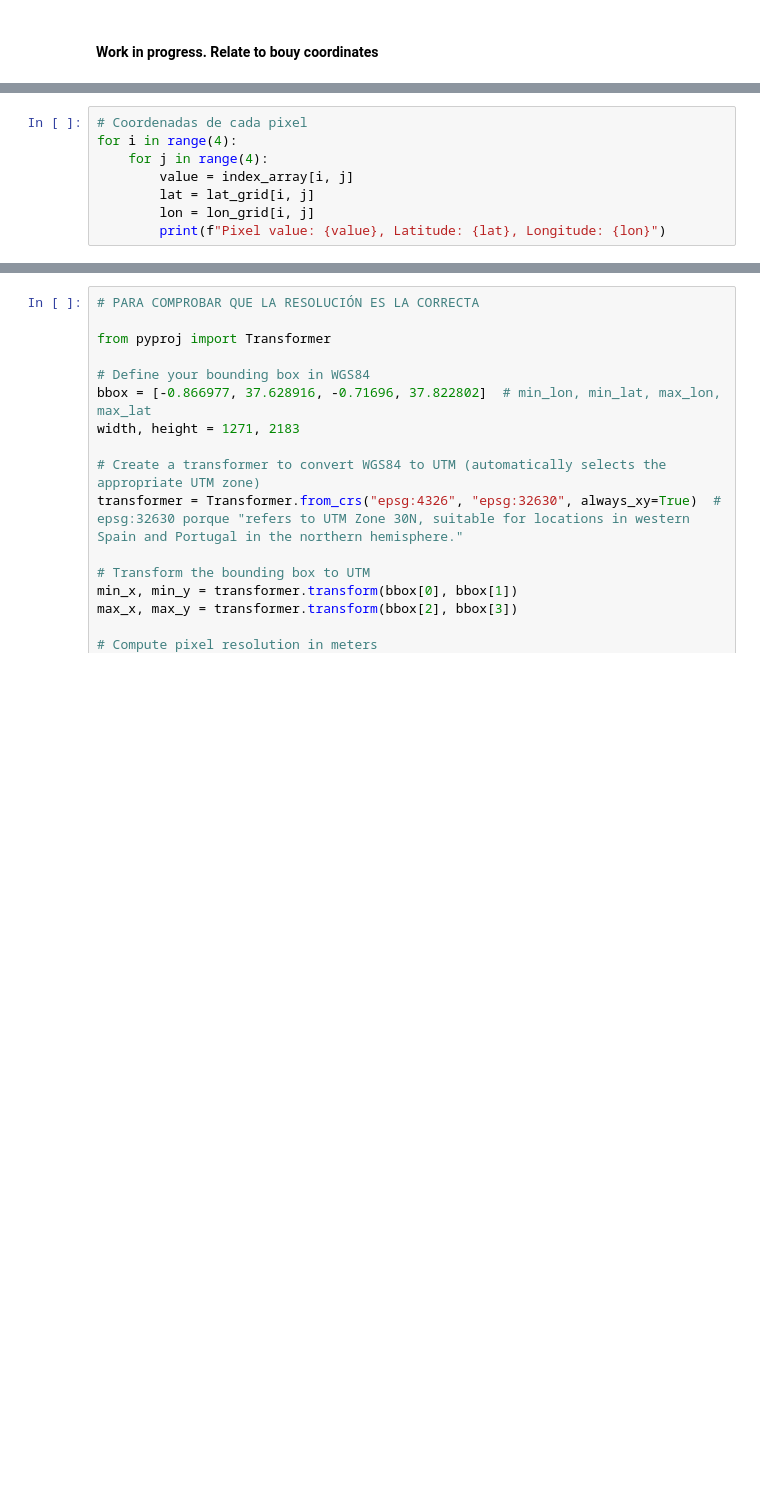
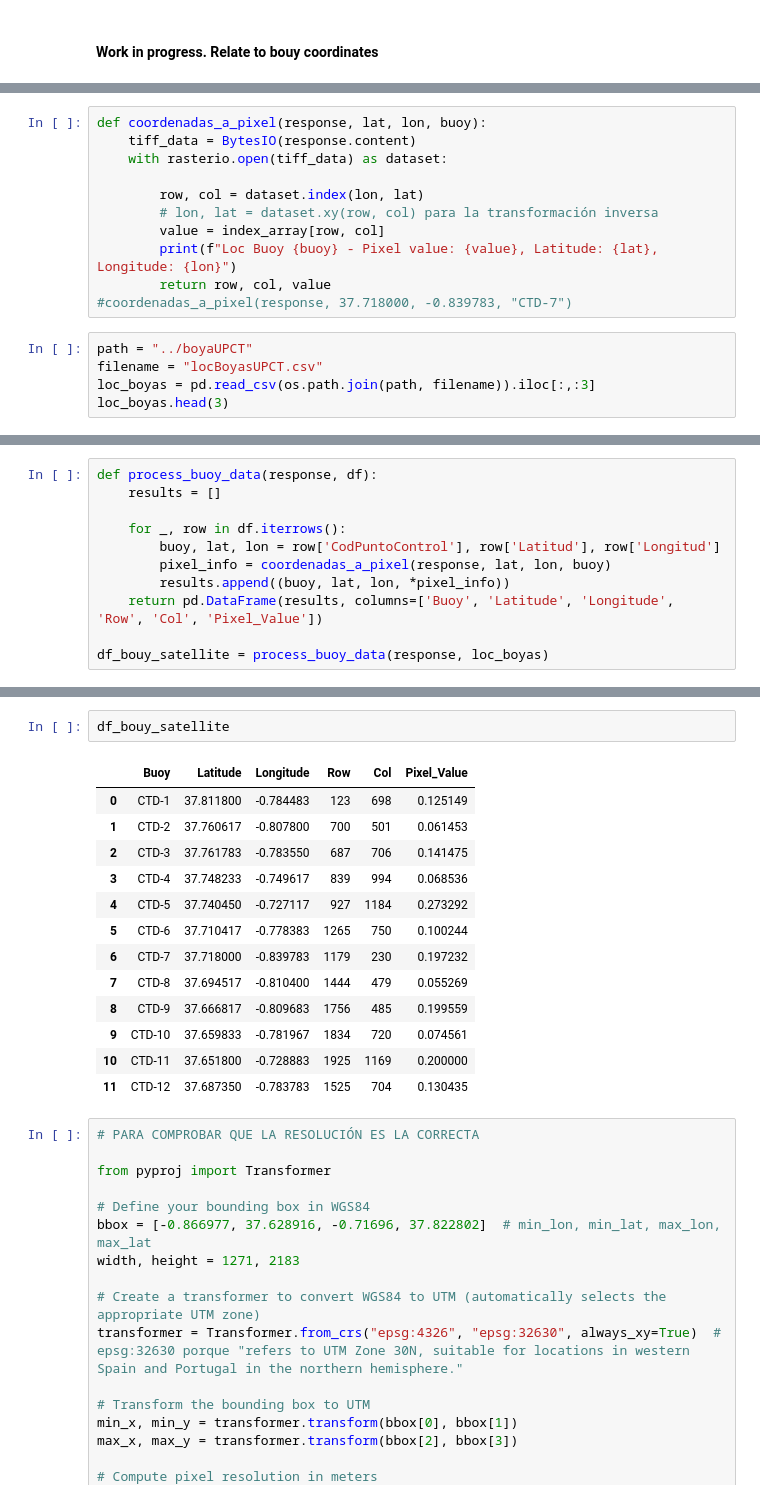
Before and after one commit to Antonio-MI/mar-menor-chl, a Jupyter notebook: Copernicus/process_api_pruebas.ipynb, the cells around one changed output, grey strips where cells are left out. Cells and saved outputs as stored; diff of their text form; blank space fills up the shorter version.

Commit message:
funcion para relacionar coord de boyas a pixel

```diff
--- a/Copernicus/process_api.ipynb
+++ b/Copernicus/process_api_pruebas.ipynb
@@ -485,8 +418,0 @@ array([[37.82275759, 37.82275759, 37.82275759, ..., 37.82275759,
-# %%
-# Coordenadas de cada pixel
-for i in range(4):
-    for j in range(4):
-        value = index_array[i, j]
-        lat = lat_grid[i, j]
-        lon = lon_grid[i, j]
-        print(f"Pixel value: {value}, Latitude: {lat}, Longitude: {lon}")
@@ -509,0 +419,16 @@ Pixel value: 174, Latitude: 37.82249114292259, Longitude: -0.8665638926042486
+# %%
+def coordenadas_a_pixel(response, lat, lon, buoy):
+    tiff_data = BytesIO(response.content)
+    with rasterio.open(tiff_data) as dataset:
+
+        row, col = dataset.index(lon, lat)
+        # lon, lat = dataset.xy(row, col) para la transformación inversa
+        value = index_array[row, col]
+        print(f"Loc Buoy {buoy} - Pixel value: {value}, Latitude: {lat}, Longitude: {lon}")
+        return row, col, value
+#coordenadas_a_pixel(response, 37.718000, -0.839783, "CTD-7")
+# %%
+path = "../boyaUPCT"
+filename = "locBoyasUPCT.csv"
+loc_boyas = pd.read_csv(os.path.join(path, filename)).iloc[:,:3]
+loc_boyas.head(3)
@@ -509,0 +440,11 @@ Pixel value: 174, Latitude: 37.82249114292259, Longitude: -0.8665638926042486
+# %%
+def process_buoy_data(response, df):
+    results = []
+
+    for _, row in df.iterrows():
+        buoy, lat, lon = row['CodPuntoControl'], row['Latitud'], row['Longitud']
+        pixel_info = coordenadas_a_pixel(response, lat, lon, buoy)
+        results.append((buoy, lat, lon, *pixel_info))
+    return pd.DataFrame(results, columns=['Buoy', 'Latitude', 'Longitude', 'Row', 'Col', 'Pixel_Value'])
+
+df_bouy_satellite = process_buoy_data(response, loc_boyas)
@@ -510,3 +464,19 @@ Pixel value: 174, Latitude: 37.82249114292259, Longitude: -0.8665638926042486
+# %%
+df_bouy_satellite
+# %% [output]
+|  | Buoy | Latitude | Longitude | Row | Col | Pixel_Value |
+| 0 | CTD-1 | 37.811800 | -0.784483 | 123 | 698 | 0.125149 |
+| 1 | CTD-2 | 37.760617 | -0.807800 | 700 | 501 | 0.061453 |
+| 2 | CTD-3 | 37.761783 | -0.783550 | 687 | 706 | 0.141475 |
+| 3 | CTD-4 | 37.748233 | -0.749617 | 839 | 994 | 0.068536 |
+| 4 | CTD-5 | 37.740450 | -0.727117 | 927 | 1184 | 0.273292 |
+| 5 | CTD-6 | 37.710417 | -0.778383 | 1265 | 750 | 0.100244 |
+| 6 | CTD-7 | 37.718000 | -0.839783 | 1179 | 230 | 0.197232 |
+| 7 | CTD-8 | 37.694517 | -0.810400 | 1444 | 479 | 0.055269 |
+| 8 | CTD-9 | 37.666817 | -0.809683 | 1756 | 485 | 0.199559 |
+| 9 | CTD-10 | 37.659833 | -0.781967 | 1834 | 720 | 0.074561 |
+| 10 | CTD-11 | 37.651800 | -0.728883 | 1925 | 1169 | 0.200000 |
+| 11 | CTD-12 | 37.687350 | -0.783783 | 1525 | 704 | 0.130435 |
 # %%
 # PARA COMPROBAR QUE LA RESOLUCIÓN ES LA CORRECTA
 
```
Also changed, not shown: parts of 23 cells of this notebook, 4 other files.
